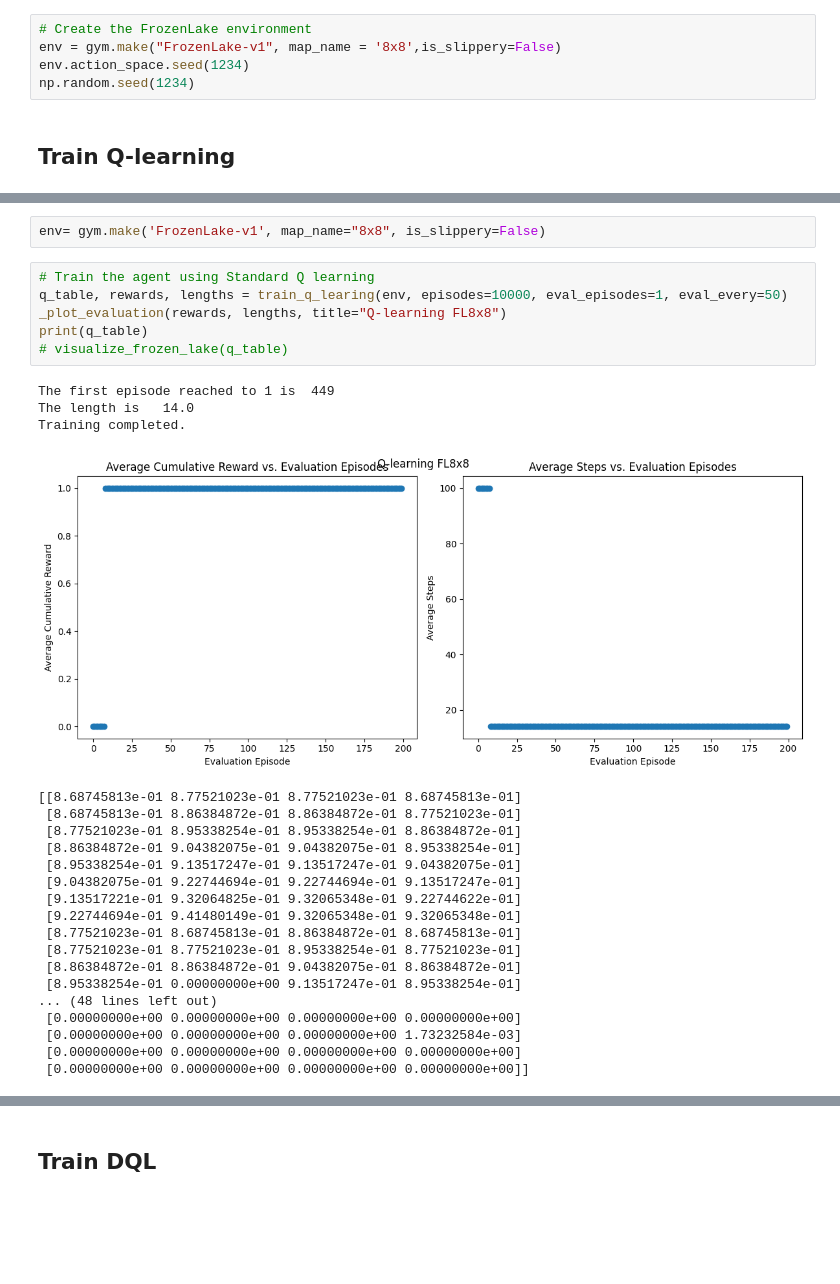
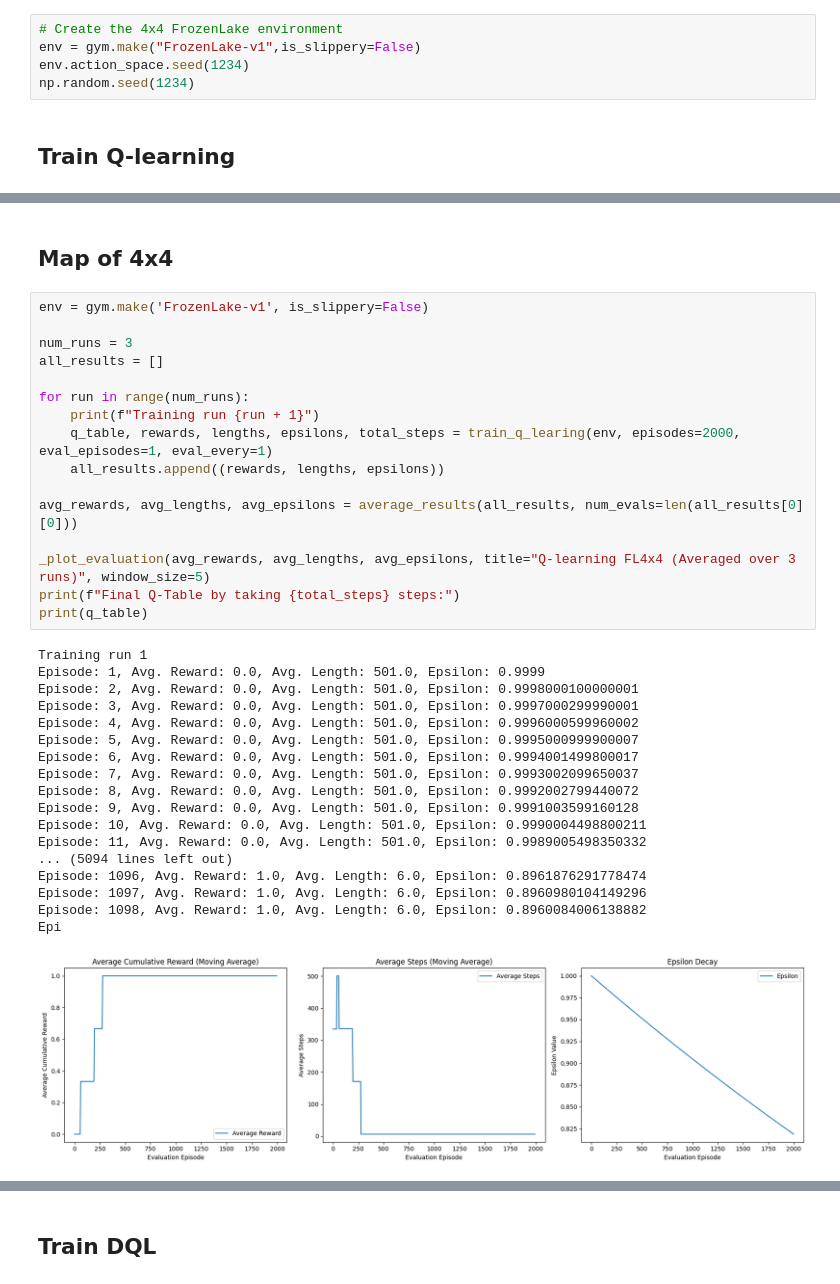
Before and after one commit to mahtabbm/RL_playground, a Jupyter notebook: frozenlake_variants.ipynb, the cells around one changed output, grey strips where cells are left out. Cells and saved outputs as stored; diff of their text form; blank space fills up the shorter version.

Commit message:
Plots of epsilon decay, Cumulative awards, steps

```diff
--- a/frozenlake_variants.ipynb
+++ b/frozenlake_variants.ipynb
@@ -111,8 +144,8 @@ env = gym.make("FrozenLake-v1", is_slippery=False)
 env.action_space.seed(1234)
 np.random.seed(1234)
 # %%
-# Create the FrozenLake environment
-env = gym.make("FrozenLake-v1", map_name = '8x8',is_slippery=False)
+# Create the 4x4 FrozenLake environment
+env = gym.make("FrozenLake-v1",is_slippery=False)
 env.action_space.seed(1234)
 np.random.seed(1234)
 # %% [markdown]
@@ -207,30 +232,37 @@ def train_q_learing(
-# %%
-env= gym.make('FrozenLake-v1', map_name="8x8", is_slippery=False)
-# %%
-# Train the agent using Standard Q learning
-q_table, rewards, lengths = train_q_learing(env, episodes=10000, eval_episodes=1, eval_every=50)
-_plot_evaluation(rewards, lengths, title="Q-learning FL8x8")
-print(q_table)
-# visualize_frozen_lake(q_table)
-# %% [output]
-The first episode reached to 1 is  449
-The length is   14.0
-Training completed.
-[figure, removed]
-[[8.68745813e-01 8.77521023e-01 8.77521023e-01 8.68745813e-01]
- [8.68745813e-01 8.86384872e-01 8.86384872e-01 8.77521023e-01]
- [8.77521023e-01 8.95338254e-01 8.95338254e-01 8.86384872e-01]
- [8.86384872e-01 9.04382075e-01 9.04382075e-01 8.95338254e-01]
- [8.95338254e-01 9.13517247e-01 9.13517247e-01 9.04382075e-01]
- [9.04382075e-01 9.22744694e-01 9.22744694e-01 9.13517247e-01]
- [9.13517221e-01 9.32064825e-01 9.32065348e-01 9.22744622e-01]
- [9.22744694e-01 9.41480149e-01 9.32065348e-01 9.32065348e-01]
- [8.77521023e-01 8.68745813e-01 8.86384872e-01 8.68745813e-01]
- [8.77521023e-01 8.77521023e-01 8.95338254e-01 8.77521023e-01]
- [8.86384872e-01 8.86384872e-01 9.04382075e-01 8.86384872e-01]
- [8.95338254e-01 0.00000000e+00 9.13517247e-01 8.95338254e-01]
-... (48 lines left out)
- [0.00000000e+00 0.00000000e+00 0.00000000e+00 0.00000000e+00]
- [0.00000000e+00 0.00000000e+00 0.00000000e+00 1.73232584e-03]
- [0.00000000e+00 0.00000000e+00 0.00000000e+00 0.00000000e+00]
- [0.00000000e+00 0.00000000e+00 0.00000000e+00 0.00000000e+00]]
+# %% [markdown]
+## Map of 4x4
+# %%
+env = gym.make('FrozenLake-v1', is_slippery=False)
+
+num_runs = 3
+all_results = []
+
+for run in range(num_runs):
+    print(f"Training run {run + 1}")
+    q_table, rewards, lengths, epsilons, total_steps = train_q_learing(env, episodes=2000, eval_episodes=1, eval_every=1)
+    all_results.append((rewards, lengths, epsilons))
+
+avg_rewards, avg_lengths, avg_epsilons = average_results(all_results, num_evals=len(all_results[0][0]))
+
+_plot_evaluation(avg_rewards, avg_lengths, avg_epsilons, title="Q-learning FL4x4 (Averaged over 3 runs)", window_size=5)
+print(f"Final Q-Table by taking {total_steps} steps:")
+print(q_table)
+# %% [output]
+Training run 1
+Episode: 1, Avg. Reward: 0.0, Avg. Length: 501.0, Epsilon: 0.9999
+Episode: 2, Avg. Reward: 0.0, Avg. Length: 501.0, Epsilon: 0.9998000100000001
+Episode: 3, Avg. Reward: 0.0, Avg. Length: 501.0, Epsilon: 0.9997000299990001
+Episode: 4, Avg. Reward: 0.0, Avg. Length: 501.0, Epsilon: 0.9996000599960002
+Episode: 5, Avg. Reward: 0.0, Avg. Length: 501.0, Epsilon: 0.9995000999900007
+Episode: 6, Avg. Reward: 0.0, Avg. Length: 501.0, Epsilon: 0.9994001499800017
+Episode: 7, Avg. Reward: 0.0, Avg. Length: 501.0, Epsilon: 0.9993002099650037
+Episode: 8, Avg. Reward: 0.0, Avg. Length: 501.0, Epsilon: 0.9992002799440072
+Episode: 9, Avg. Reward: 0.0, Avg. Length: 501.0, Epsilon: 0.9991003599160128
+Episode: 10, Avg. Reward: 0.0, Avg. Length: 501.0, Epsilon: 0.9990004498800211
+Episode: 11, Avg. Reward: 0.0, Avg. Length: 501.0, Epsilon: 0.9989005498350332
+... (5094 lines left out)
+Episode: 1096, Avg. Reward: 1.0, Avg. Length: 6.0, Epsilon: 0.8961876291778474
+Episode: 1097, Avg. Reward: 1.0, Avg. Length: 6.0, Epsilon: 0.8960980104149296
+Episode: 1098, Avg. Reward: 1.0, Avg. Length: 6.0, Epsilon: 0.8960084006138882
+Epi
+[figure, added]
```
Also changed, not shown: parts of 18 cells of this notebook, 1 other file.
